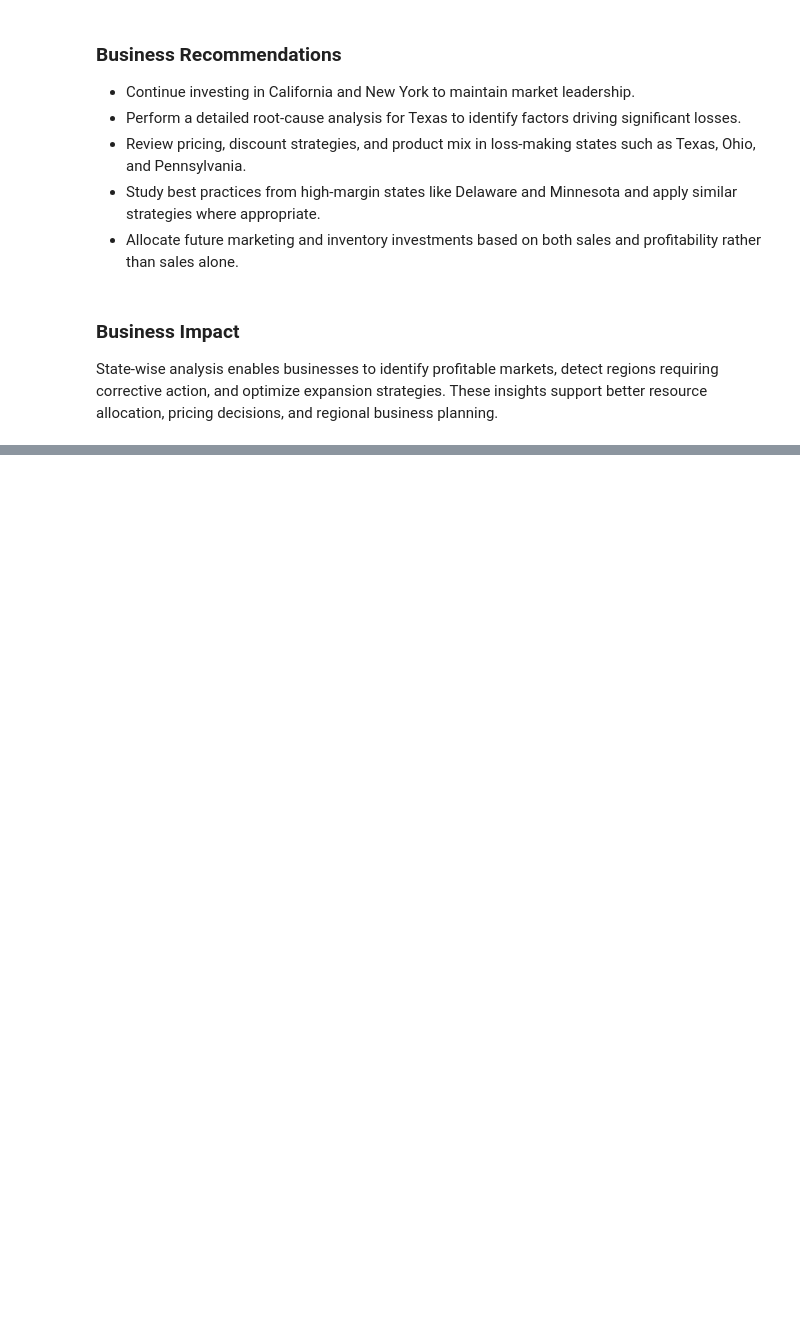
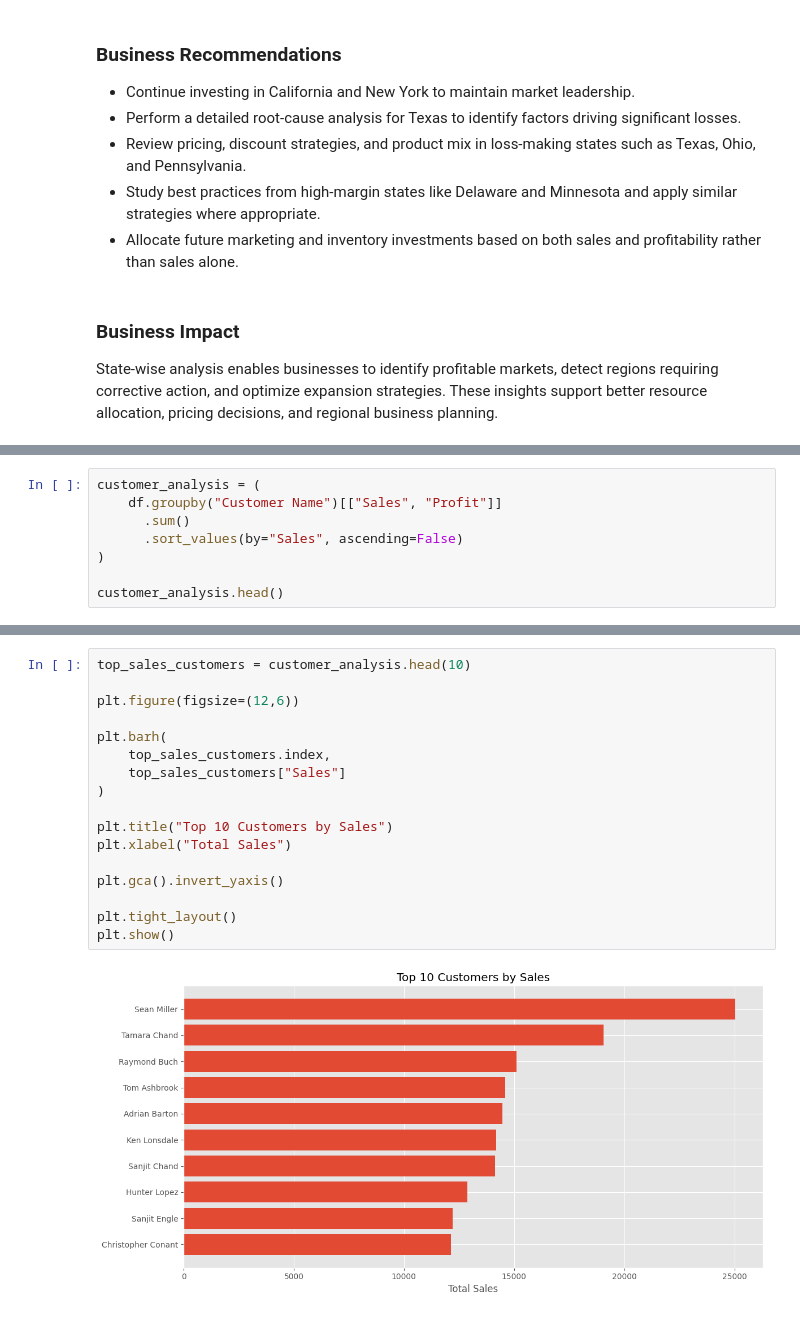
Before and after one commit to jigyasa-b31/Sales-Data-Analysis-Dashboard, a Jupyter notebook: notebooks/Sales_Data_Analysis_Dashboard.ipynb, the cells around one changed output, grey strips where cells are left out. Saved outputs shown, nothing was run; the diff lists cells and outputs as text; blank space fills up the shorter version.

Commit message:
Analyze customer sales and profitability

```diff
--- a/notebooks/Sales_Data_Analysis_Dashboard.ipynb
+++ b/notebooks/Sales_Data_Analysis_Dashboard.ipynb
@@ -1035,0 +1042,8 @@ State-wise analysis enables businesses to identify profitable markets, detect re
+# %%
+customer_analysis = (
+    df.groupby("Customer Name")[["Sales", "Profit"]]
+      .sum()
+      .sort_values(by="Sales", ascending=False)
+)
+
+customer_analysis.head()
@@ -1035,0 +1058,19 @@ State-wise analysis enables businesses to identify profitable markets, detect re
+# %%
+top_sales_customers = customer_analysis.head(10)
+
+plt.figure(figsize=(12,6))
+
+plt.barh(
+    top_sales_customers.index,
+    top_sales_customers["Sales"]
+)
+
+plt.title("Top 10 Customers by Sales")
+plt.xlabel("Total Sales")
+
+plt.gca().invert_yaxis()
+
+plt.tight_layout()
+plt.show()
+# %% [output]
+[figure, added]
```
Also changed, not shown: parts of 4 cells of this notebook.
